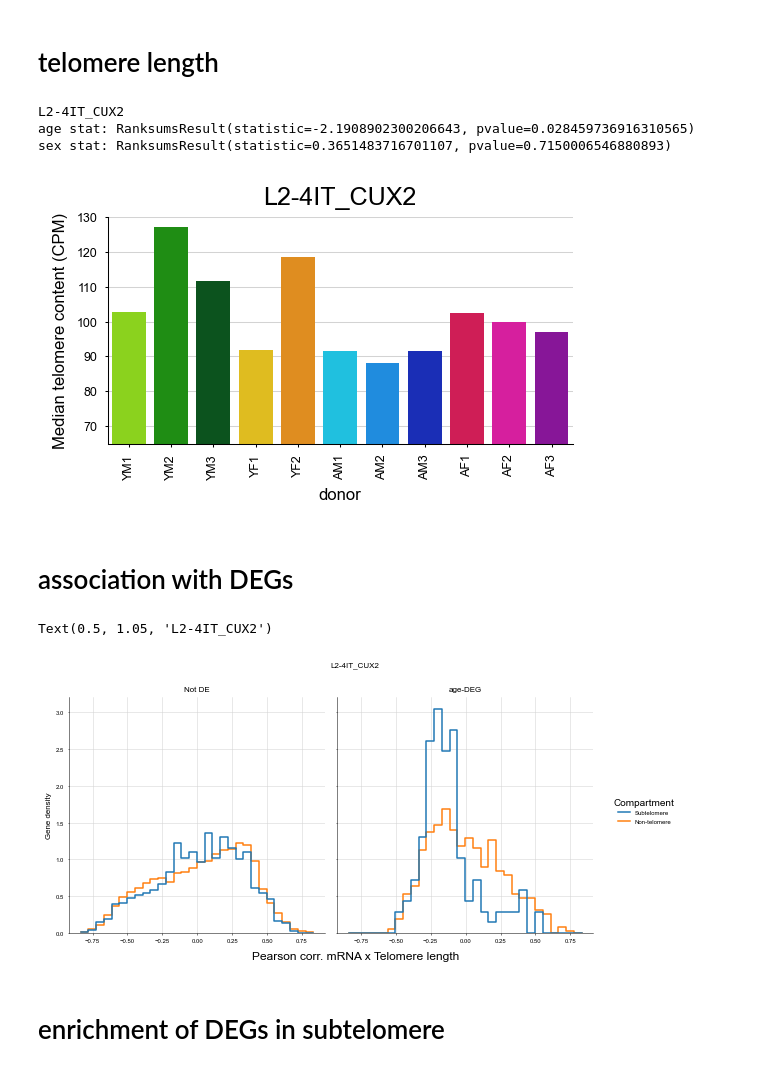
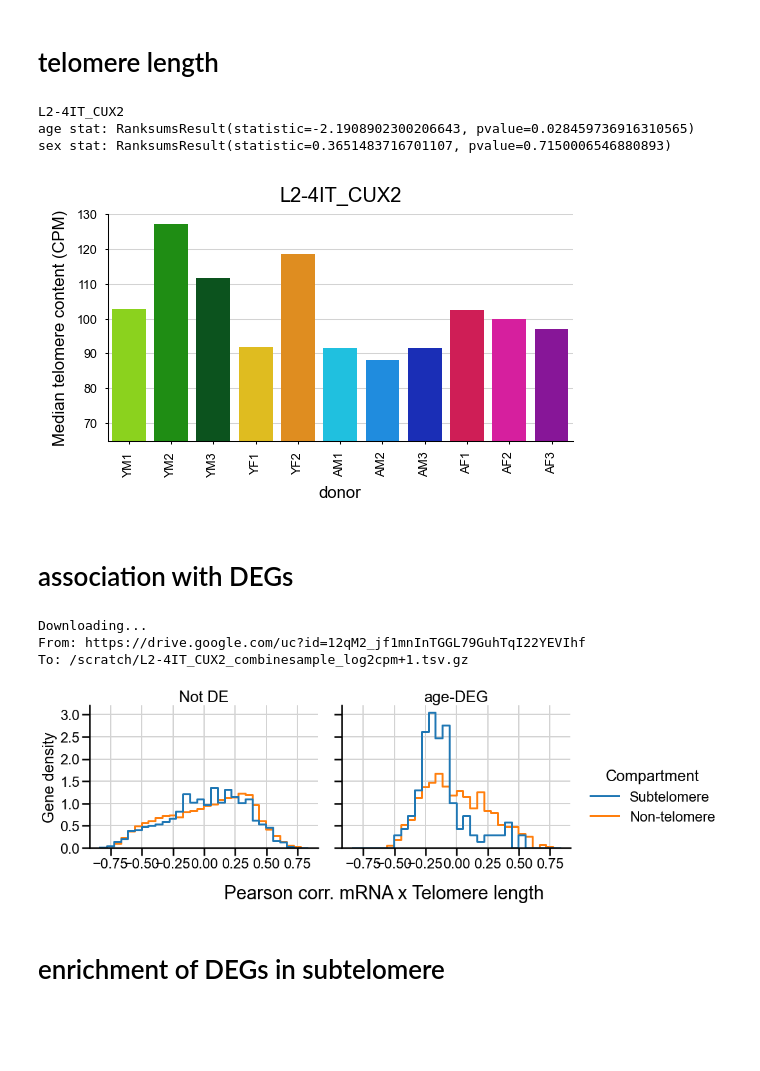
Before and after one commit to JFchien/HumanBrainAging, a Jupyter notebook: figure/Fig4.ipynb, the cells around one changed output. Cells and saved outputs as stored; diff of their text form; code cells hidden in the pictures; blank space fills up the shorter version.

```diff
--- a/figure/Fig4.ipynb
+++ b/figure/Fig4.ipynb
@@ -194,7 +193,7 @@ with sns.plotting_context("poster"):
                     palette={'Up-regulated-hyper':'coral', 'Up-regulated-hypo':'maroon',
                            'Down-regulated-hyper':'cornflowerblue','Down-regulated-hypo':'navy'},
                     estimator='mean',errorbar=None,
-                    height=1.5,aspect=2,linewidth=1,
+                    height=4,aspect=2,linewidth=1,
                     facet_kws={'sharey':True}
                 )
     g.set_titles(template='mRNA {row_name}')
@@ -291,11 +290,8 @@ _=ideogram(age_dmrs,cbar_label='Age DMRs',binsize=binsize)
 [figure]
 [figure]
 # %%
-gc_content = pd.read_csv('../data/hg38.bedtools_pctgc.100kb_bins.bed.gz',sep='\t')
-gc_content=gc_content.rename(columns={'#1_usercol':'chr','2_usercol':'start','3_usercol':'end','5_pct_gc':'pct_gc'})
-gc_content['chr']=pd.Categorical(gc_content['chr'],categories=chroms,ordered=True)
+! gdown -O /scratch/hg38.bedtools_pctgc.100kb_bins.bed.gz  https://drive.google.com/file/d/1dNtUMzZT4KzIyXzjc9YQZjnVf9h0WFlc/view?usp=drive_link --fuzzy
+gc_content = pd.read_csv('/scratch/hg38.bedtools_pctgc.100kb_bins.bed.gz',sep='\t')
 gc_content['center_binned'] = np.floor((gc_content['start']+gc_content['end'])/2/binsize)*binsize/1e6
 gc_content['center_binned'] = pd.Categorical(gc_content['center_binned'],categories=degs_hist['genes'].columns.categories,ordered=True)
 gc_content = gc_content.groupby(['chr','center_binned'])['pct_gc'].mean().unstack()
-gc_content=gc_content.loc[chroms,:]
-gc_content
@@ -302,6 +302,7 @@ gc_content
 # %%
 # average mC level
-mc_bins=pd.read_csv('/cndd/emukamel/CZI_human_interindividual/Genewise_Regression/binc_CelltypesDonors_binsize10kb.tsv.gz',sep='\t',header=[0,1,2,3],index_col=[0,1])
+# ! gdown -O /scratch/binc_CelltypesDonors_binsize1kb.tsv.gz  https://drive.google.com/file/d/1oHuKOOci0pEjoprB5E6a28vD9F-qVxym/view?usp=sharing --fuzzy
+mc_bins=pd.read_csv('/scratch/binc_CelltypesDonors_binsize1kb.tsv.gz',sep='\t',header=[0,1,2,3],index_col=[0,1])
 mc_cols = mc_bins.columns.to_frame()
 mc_cols['demo']=mc_cols['donor'].str[0]+mc_cols['donor'].str[1]
 mc_bins.columns = pd.MultiIndex.from_frame(mc_cols[['celltype','demo','mCtype']])
@@ -397,9 +398,8 @@ Text(0.5, 1, 'Errorbar=SD')
 # %% [markdown]
 # telomere length
 # %%
-telomeres=pd.read_csv('./data/telomerehunter.tsv.gz',sep='\t')
-telomeres=telomeres[(telomeres['DNA_passQC'])]
-telomeres['tel_CPM'] = 1e6*telomeres['intratel_reads']/telomeres['FinalUniqueDNAReads']
+telomeres=pd.read_csv('../data/telomerehunter.tsv.gz',sep='\t',index_col=0)
+telomeres['tel_CPM'] = 1e6*telomeres['intratel_reads']/telomeres['FinalDNAReads']
 
 celltype='L2-4IT_CUX2'
 df=telomeres[telomeres['level2']==celltype].groupby('donor')[['tel_CPM']].median()
@@ -423,80 +423,82 @@ print('sex stat:',sc.stats.ranksums(df[df['sex']=='F']['tel_CPM'],df[df['sex']==
 L2-4IT_CUX2
 age stat: RanksumsResult(statistic=-2.1908902300206643, pvalue=0.028459736916310565)
 sex stat: RanksumsResult(statistic=0.3651483716701107, pvalue=0.7150006546880893)
-[figure, old version]
+[figure, new version]
 # %% [markdown]
 # association with DEGs
 # %%
-hg38=pd.read_csv('/cndd/Public_Datasets/references/hg38/hg38.genome',sep='\t',names=['chr','length'],index_col='chr')
+hg38=pd.read_csv('../data/hg38.genome.size',sep='\t',names=['chr','length'],index_col='chr')
 hg38=hg38.loc[[f'chr{i+1}' for i in range(22)],:]
 hg38['length_mbp']=hg38['length']/1e6
-gencode = pd.read_csv('./data/gencode.v37.annotation.intragenic.bed.gz',sep='\t',
-                      names=['chr','start','end','gene_id','strand','-','gene_name','gene_type'],
-                     index_col='gene_id')
+
 fcthres=np.log2(1.2)
 pthres=0.05
-fulldata=pd.read_csv('./data/ageDEall.tsv.gz',sep='\t',index_col=0)
+fulldata=pd.read_csv('../data/ageDEall.tsv.gz',sep='\t',index_col=0)
 
+! gdown -O /scratch/L2-4IT_CUX2_combinesample_log2cpm+1.tsv.gz https://drive.google.com/file/d/12qM2_jf1mnInTGGL79GuhTqI22YEVIhf/view?usp=drive_link --fuzzy
 celltype='L2-4IT_CUX2'
-rna=pd.read_csv(f'../data/L2-4IT_CUX2_log2cpm+1.tsv.gz',sep='\t',header=[0],index_col=0)
+rna=pd.read_csv(f'/scratch/{celltype}_combinesample_log2cpm+1.tsv.gz',sep='\t',header=[0],index_col=0)
 rnau = rna.T
 rnau_zscore = rnau-rnau.mean(axis=0)
 rnau_zscore /= rnau.std(axis=0)
 
+telomeres['age']=telomeres['donor'].str[0]
+telomeres['sex']=telomeres['donor'].str[1]
 telomeres_avg = telomeres[telomeres['sample'].isin(cziplot.sample_order_rna)].groupby(['donor','age','sex','level2'])['tel_CPM'].median().reset_index()
 telu=telomeres_avg[telomeres_avg['level2']==celltype]
 telu=telu.set_index('donor')[['tel_CPM']]
 telu_zscore =  telu['tel_CPM']
 telu_zscore = telu_zscore-telu_zscore.mean()
 telu_zscore /= telu_zscore.std()
 
 rnau_zscore,telu_zscore = rnau_zscore.align(telu_zscore,axis=0,join='inner')
 nsamples=rnau_zscore.shape[0]
 
 cc=rnau_zscore.T.dot(telu_zscore)/nsamples
-
 cc_shuffstats=pd.DataFrame()
 cc_shuffstats['cc']=cc
-cc_shuffstats=cc_shuffstats.join(gencode,how='inner')
+cc_shuffstats=cc_shuffstats.join(gene_meta,how='inner')
 
 cc_shuffstats=cc_shuffstats.reset_index().merge(hg38,on='chr',how='inner')
 cc_shuffstats=cc_shuffstats.rename(columns={'index':'gene_id'})
 
 cc_shuffstats['tss']=cc_shuffstats['start']
 cc_shuffstats.loc[cc_shuffstats['strand']=='-','tss']=cc_shuffstats.loc[cc_shuffstats['strand']=='-','end']
 cc_shuffstats['Distance from chr end'] = np.minimum(cc_shuffstats['length']-cc_shuffstats['tss'].astype(float), cc_shuffstats['tss'].astype(float))
 cc_shuffstats['Distance from chr end']/=1e6
 cc_shuffstats['Compartment'] = (cc_shuffstats['Distance from chr end']<=5).map({True:'Subtelomere',False:'Non-telomere'})
 
 binsize=1 # in Mbp
 cc_shuffstats['Distance from chr end'] = np.floor(cc_shuffstats['Distance from chr end']/binsize)*binsize
 cc_shuffstats['Distance from chr end'] = cc_shuffstats['Distance from chr end'].clip(0,15)
 cc_shuffstats['Distance from chr end'] += binsize/2
 
 age_degs=fulldata[(fulldata['celltype']==celltype)]
 age_degs['direction'] = (age_degs['logFC']>0).map({False:'Y>A',True:'A>Y'})
 cc_degs=cc_shuffstats.merge(age_degs,how='inner',left_on='gene_id',right_index=True)#,how='left'
 cc_degs['DE'] = (((cc_degs['adj.P.Val']<pthres)&(np.abs(cc_degs['logFC']))>fcthres)).map({True:'age-DEG',False:'Not DE'})
-cc_degs
-g=sns.displot(cc_degs,kind='hist',x='cc',
-            hue='Compartment',
-            col='DE',
-              bins=30,
-            stat='density',
-              common_norm=False,common_bins=True,
-            height=4,
-              fill=False,element='step',
-           )
-g.set_titles(template='{col_name}')
-for ax in g.axes.flatten():
-  ax.grid()
-  ax.set_xlabel('')
-  ax.set_ylabel('Gene density')
-g.fig.supxlabel('Pearson corr. mRNA x Telomere length')
-g.fig.suptitle(f'{celltype}',y=1.05)
+
+with sns.plotting_context("poster"):
+    g=sns.displot(cc_degs,kind='hist',x='cc',
+                hue='Compartment',
+                col='DE',
+                  bins=30,
+                stat='density',
+                  common_norm=False,common_bins=True,
+                height=5,aspect=1.2,
+                  fill=False,element='step',
+               )
+    g.set_titles(template='{col_name}')
+    for ax in g.axes.flatten():
+      ax.grid()
+      ax.set_xlabel('')
+      ax.set_ylabel('Gene density')
+    g.fig.supxlabel('Pearson corr. mRNA x Telomere length')
 # %% [output]
-Text(0.5, 1.05, 'L2-4IT_CUX2')
+Downloading...
+From: https://drive.google.com/uc?id=12qM2_jf1mnInTGGL79GuhTqI22YEVIhf
+To: /scratch/L2-4IT_CUX2_combinesample_log2cpm+1.tsv.gz
-[figure, old version]
+[figure, new version]
 # %% [markdown]
 # enrichment of DEGs in subtelomere
 # %%
```
Also changed, not shown: parts of 11 cells of this notebook, 12 other files.
